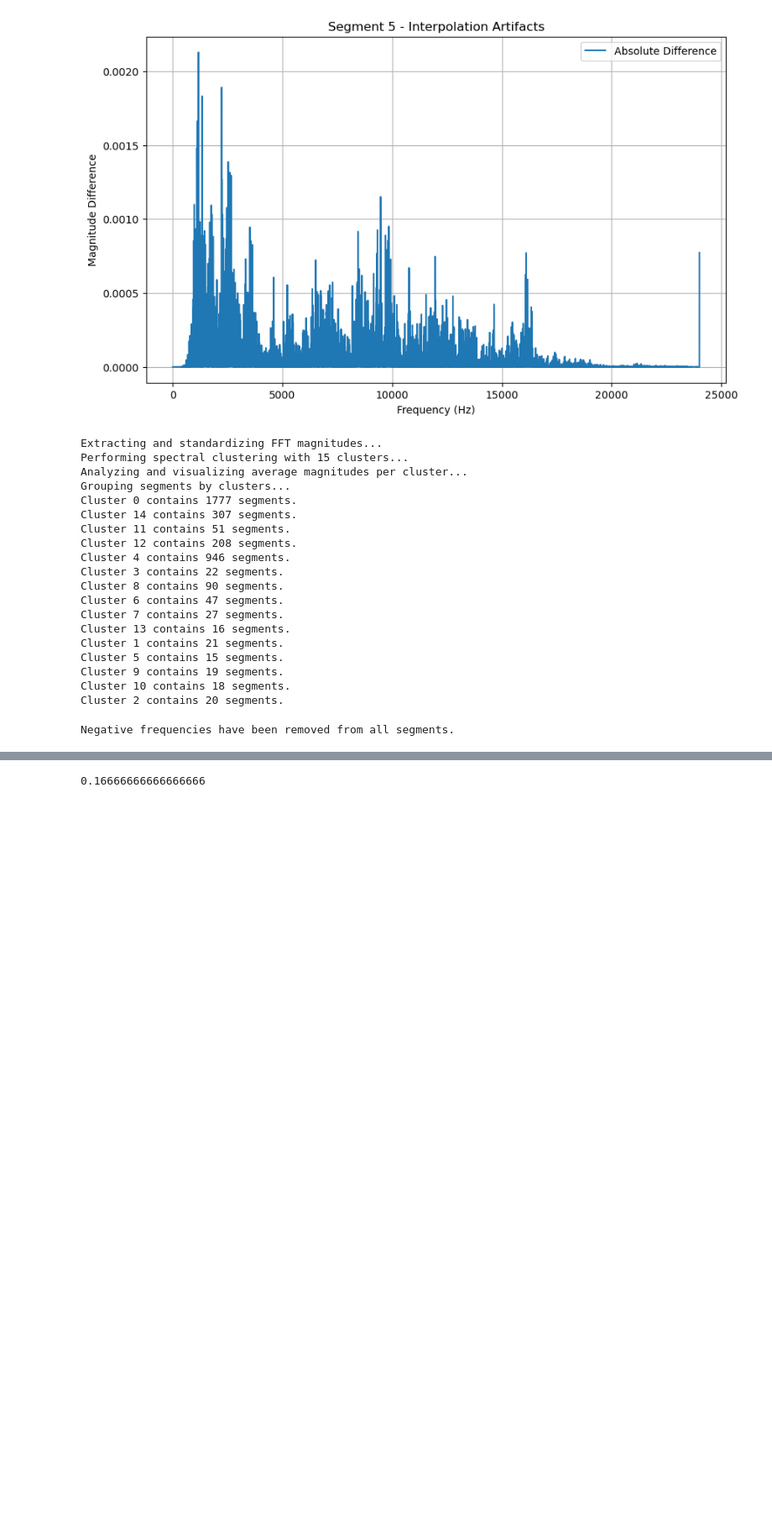
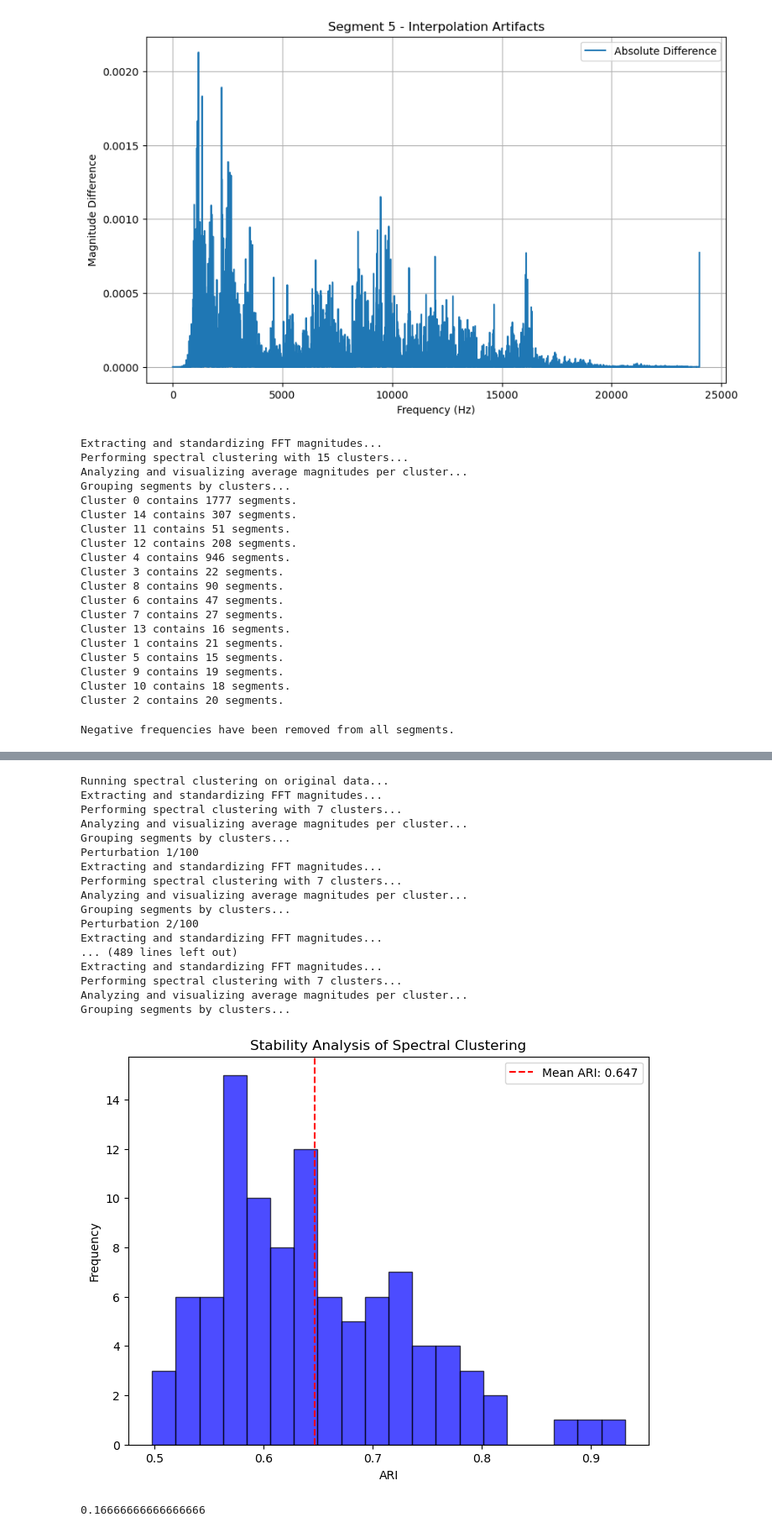
Before and after one commit to drkrs919/owlVocalization, a Jupyter notebook: scripts/separateWorkflow.ipynb, the cells around one changed output, grey strips where cells are left out. Shown at 84% size. Drawn from its saved outputs; the diff is of its cells as text; code cells hidden in the pictures; blank space fills up the shorter version.

```diff
--- a/scripts/separateWorkflow.ipynb
+++ b/scripts/separateWorkflow.ipynb
@@ -548,3 +565,67 @@ plt.show()
+# %%
+def add_gaussian_noise(processed_segments, noise_level=0.01):
+    noisy_segments = deepcopy(processed_segments)
+    for segment in noisy_segments:
+        segment['interpolated_fft_magnitude'] += np.random.normal(
+            0, noise_level, size=len(segment['interpolated_fft_magnitude'])
+        )
+    return noisy_segments
+
+def stability_analysis(processed_segments, n_clusters, num_perturbations=50, noise_level=0.01):
+    print("Running spectral clustering on original data...")
+    original_clusters = spectral_clustering_workflow(processed_segments, n_clusters=n_clusters, source='fft')
+    original_labels = get_cluster_labels(original_clusters)
+
+
+    ari_scores = []
+    for i in range(num_perturbations):
+        print(f"Perturbation {i + 1}/{num_perturbations}")
+        noisy_segments = add_gaussian_noise(processed_segments, noise_level=noise_level)
+        perturbed_clusters = spectral_clustering_workflow(noisy_segments, n_clusters=n_clusters, source='fft')
+        perturbed_labels = get_cluster_labels(perturbed_clusters)
+
+        ari = adjusted_rand_score(original_labels, perturbed_labels)
+        ari_scores.append(ari)
+
+    return ari_scores
+
+def visualize_stability(ari_scores):
+    plt.figure(figsize=(8, 6))
+    plt.hist(ari_scores, bins=20, alpha=0.7, color='blue', edgecolor='black')
+    plt.axvline(np.mean(ari_scores), color='red', linestyle='dashed', label=f"Mean ARI: {np.mean(ari_scores):.3f}")
+    plt.xlabel("ARI")
+    plt.ylabel("Frequency")
+    plt.title("Stability Analysis of Spectral Clustering")
+    plt.legend()
+    plt.show()
+# %%
+n_clusters = 7
+num_perturbations = 100
+noise_level = 0.01
+
+temp = deepcopy(processed_random_segments_fft)
+# Assuming 'processed_random_segments_fft' contains the FFT data
+ari_scores = stability_analysis(temp, n_clusters, num_perturbations, noise_level)
+visualize_stability(ari_scores)
+# %% [output]
+Running spectral clustering on original data...
+Extracting and standardizing FFT magnitudes...
+Performing spectral clustering with 7 clusters...
+Analyzing and visualizing average magnitudes per cluster...
+Grouping segments by clusters...
+Perturbation 1/100
+Extracting and standardizing FFT magnitudes...
+Performing spectral clustering with 7 clusters...
+Analyzing and visualizing average magnitudes per cluster...
+Grouping segments by clusters...
+Perturbation 2/100
+Extracting and standardizing FFT magnitudes...
+... (489 lines left out)
+Extracting and standardizing FFT magnitudes...
+Performing spectral clustering with 7 clusters...
+Analyzing and visualizing average magnitudes per cluster...
+Grouping segments by clusters...
+[figure, added]
 # %%
 true_labels = [0, 0, 1, 1, 2, 2]
 predicted_labels = [0, 0, 1, 2, 2, 1]
```
Also changed, not shown: parts of 13 cells of this notebook.
